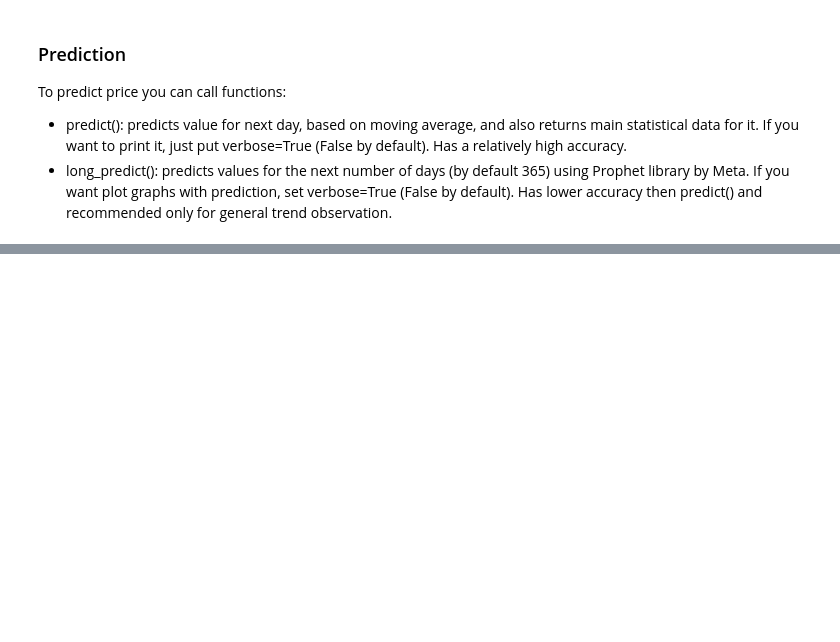
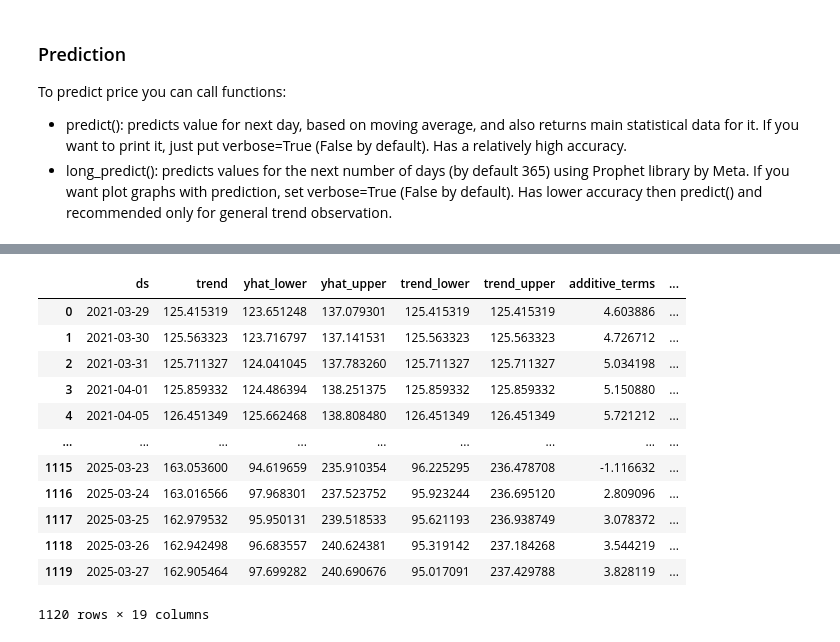
Before and after one commit to Duitenberg-ICT/DB-InvestmentBot, a Jupyter notebook: src/demo.ipynb, the cells around one changed output, grey strips where cells are left out. Drawn from its saved outputs; the diff is of its cells as text; code cells hidden in the pictures; blank space fills up the shorter version.

```diff
--- a/src/demo.ipynb
+++ b/src/demo.ipynb
@@ -95,0 +62,16 @@ long_predict(ticker2, days=365)
+# %%
+forecasts["AAPL"]
+# %% [output]
+|  | ds | trend | yhat_lower | yhat_upper | trend_lower | trend_upper | additive_terms | ... |
+| 0 | 2021-03-29 | 125.415319 | 123.651248 | 137.079301 | 125.415319 | 125.415319 | 4.603886 | ... |
+| 1 | 2021-03-30 | 125.563323 | 123.716797 | 137.141531 | 125.563323 | 125.563323 | 4.726712 | ... |
+| 2 | 2021-03-31 | 125.711327 | 124.041045 | 137.783260 | 125.711327 | 125.711327 | 5.034198 | ... |
+| 3 | 2021-04-01 | 125.859332 | 124.486394 | 138.251375 | 125.859332 | 125.859332 | 5.150880 | ... |
+| 4 | 2021-04-05 | 126.451349 | 125.662468 | 138.808480 | 126.451349 | 126.451349 | 5.721212 | ... |
+| ... | ... | ... | ... | ... | ... | ... | ... | ... |
+| 1115 | 2025-03-23 | 163.053600 | 94.619659 | 235.910354 | 96.225295 | 236.478708 | -1.116632 | ... |
+| 1116 | 2025-03-24 | 163.016566 | 97.968301 | 237.523752 | 95.923244 | 236.695120 | 2.809096 | ... |
+| 1117 | 2025-03-25 | 162.979532 | 95.950131 | 239.518533 | 95.621193 | 236.938749 | 3.078372 | ... |
+| 1118 | 2025-03-26 | 162.942498 | 96.683557 | 240.624381 | 95.319142 | 237.184268 | 3.544219 | ... |
+| 1119 | 2025-03-27 | 162.905464 | 97.699282 | 240.690676 | 95.017091 | 237.429788 | 3.828119 | ... |
+1120 rows × 19 columns
```
Also changed, not shown: parts of 7 cells of this notebook, 2 other files.
